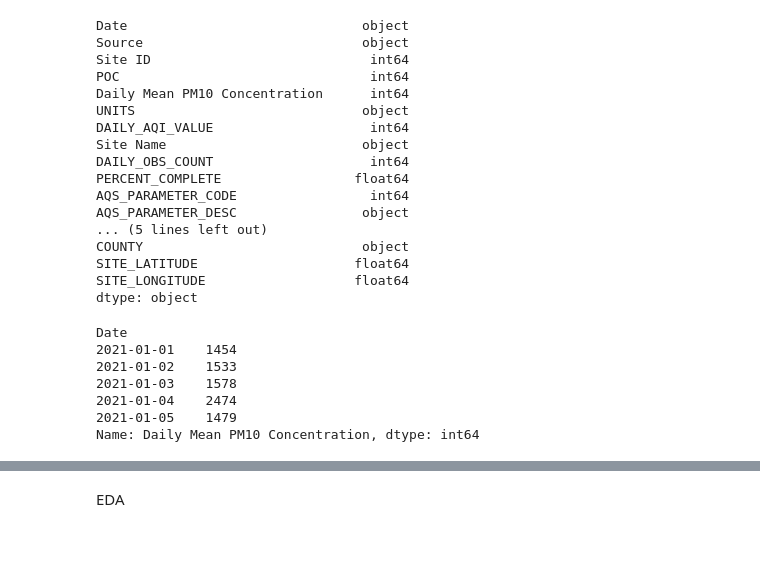
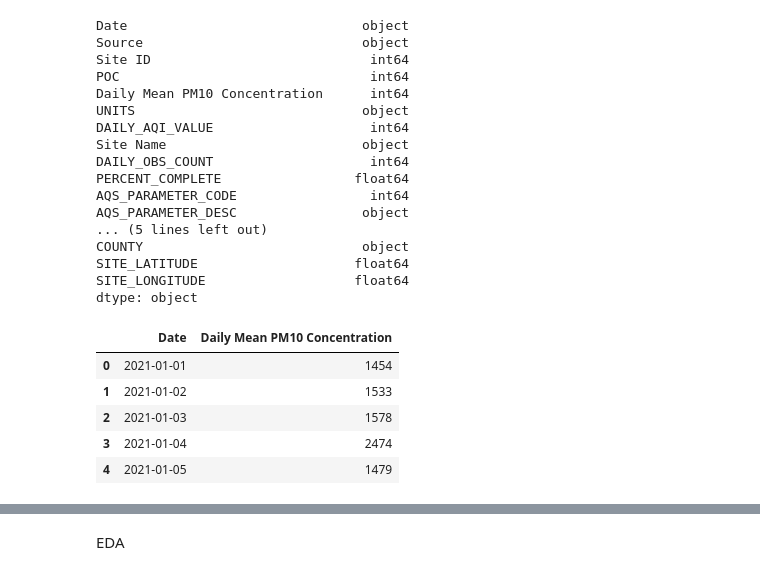
Before and after one commit to sameehaafr/MLP-TSF, a Jupyter notebook: sigai-tsf.ipynb, the cells around one changed output, grey strips where cells are left out. Cells and saved outputs as stored; diff of their text form; code cells hidden in the pictures; blank space fills up the shorter version.

```diff
--- a/sigai-tsf.ipynb
+++ b/sigai-tsf.ipynb
@@ -64,17 +64,16 @@ df['Date'] = pd.to_datetime(df['Date'])
 # %%
 #new data frame with only relevant data
 
 df_PM10 = df[["Date", "Daily Mean PM10 Concentration"]]
-df_PM10 = df_PM10.groupby(df_PM10["Date"])["Daily Mean PM10 Concentration"].sum()
+df_PM10 = df_PM10.groupby(df_PM10["Date"], as_index=False)["Daily Mean PM10 Concentration"].sum()
 df_PM10.head()
 # %% [output]
-Date
-2021-01-01    1454
-2021-01-02    1533
-2021-01-03    1578
-2021-01-04    2474
-2021-01-05    1479
-Name: Daily Mean PM10 Concentration, dtype: int64
+|  | Date | Daily Mean PM10 Concentration |
+| 0 | 2021-01-01 | 1454 |
+| 1 | 2021-01-02 | 1533 |
+| 2 | 2021-01-03 | 1578 |
+| 3 | 2021-01-04 | 2474 |
+| 4 | 2021-01-05 | 1479 |
 # %%
 # drop null values
 df_PM10.dropna()
```
Also changed, not shown: parts of 15 cells of this notebook.
